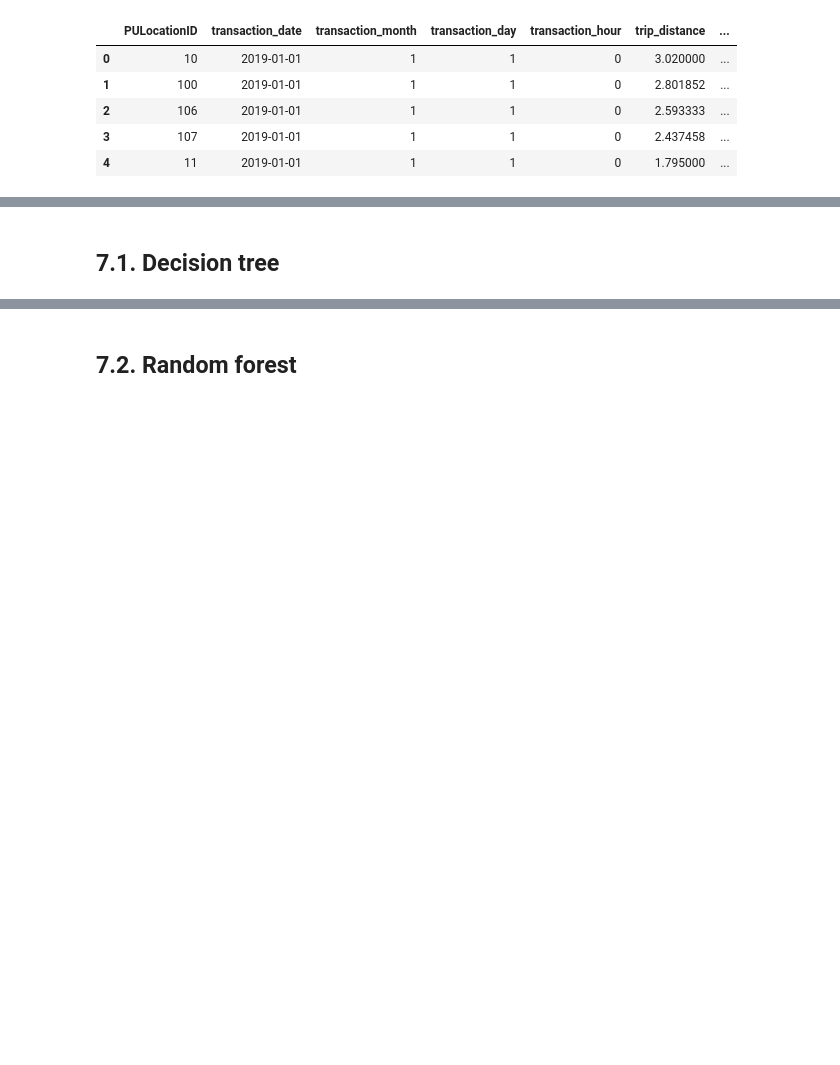
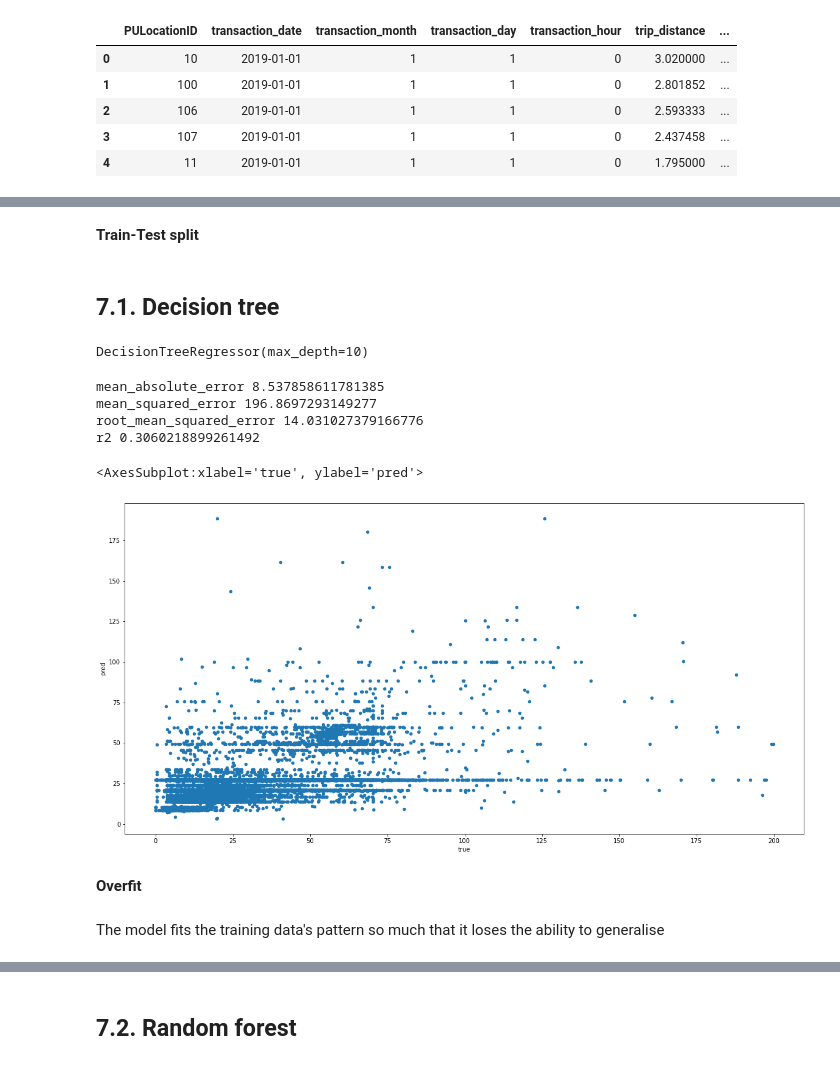
Before and after one commit to Au-Jonathan/New-York-Taxi-Analysis, a Jupyter notebook: NY_Taxi_Full.ipynb, the cells around one changed output, grey strips where cells are left out. Saved outputs shown, nothing was run; the diff lists cells and outputs as text; code cells hidden in the pictures; blank space fills up the shorter version.

```diff
--- a/NY_Taxi_Full.ipynb
+++ b/NY_Taxi_Full.ipynb
@@ -1015,2 +1072,63 @@ nyc_taxi_with_weather.head()
+# %%
+categorical_features = ['PULocationID','transaction_month','transaction_day','transaction_hour','transaction_week_day','weekend','is_holiday','Borough']
+input_features = categorical_features + ['temperature','humidity','wind speed','cloud cover','amount of precipitation']
+target_feature = 'total_amount'
+# %% [markdown]
+**Train-Test split**
+# %%
+from sklearn.model_selection import train_test_split
+
+X = data_for_model[input_features]
+y = data_for_model[target_feature]
+
+# one-hot encode
+X = pd.get_dummies(X)
+
+X_train, X_test, y_train, y_test = train_test_split(X,y,test_size=0.33,random_state=42)
 # %% [markdown]
 ## 7.1. Decision tree <a id='decision_tree'></a>
+# %%
+from sklearn.tree import DecisionTreeRegressor
+
+decision_tree = DecisionTreeRegressor(max_depth=10)
+decision_tree.fit(X_train,y_train)
+
+##using training set to train the model
+# %% [output]
+DecisionTreeRegressor(max_depth=10)
+# %%
+model_at_hand = decision_tree
+
+y_pred = model_at_hand.predict(X_test)
+
+from sklearn.metrics import mean_absolute_error
+from sklearn.metrics import mean_squared_error
+from sklearn.metrics import r2_score
+from math import sqrt
+
+print('mean_absolute_error', mean_absolute_error(y_test, y_pred))
+print('mean_squared_error', mean_squared_error(y_test, y_pred))
+print('root_mean_squared_error', sqrt(mean_squared_error(y_test, y_pred)))
+print('r2', r2_score(y_test, y_pred))
+
+## Test Error
+##Using X_train y_train to formulate model
+##using X_test to generate y_pred -->predicted return
+##comparing predicted return with y_testing to see the error
+# %% [output]
+mean_absolute_error 8.537858611781385
+mean_squared_error 196.8697293149277
+root_mean_squared_error 14.031027379166776
+r2 0.3060218899261492
+# %%
+data = {'true':y_test, 'pred':y_pred}
+results = pd.DataFrame(data)
+
+results.plot.scatter('true', 'pred',figsize=(20,10))
+# %% [output]
+<AxesSubplot:xlabel='true', ylabel='pred'>
+[figure, added]
+# %% [markdown]
+**Overfit**
+# %% [markdown]
+The model fits the training data's pattern so much that it loses the ability to generalise
```
Also changed, not shown: parts of 39 cells of this notebook, 1 other file.
